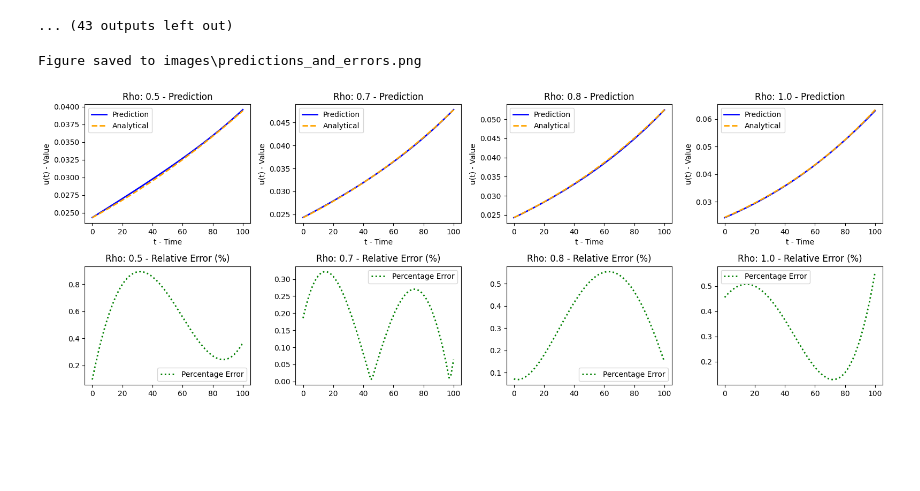
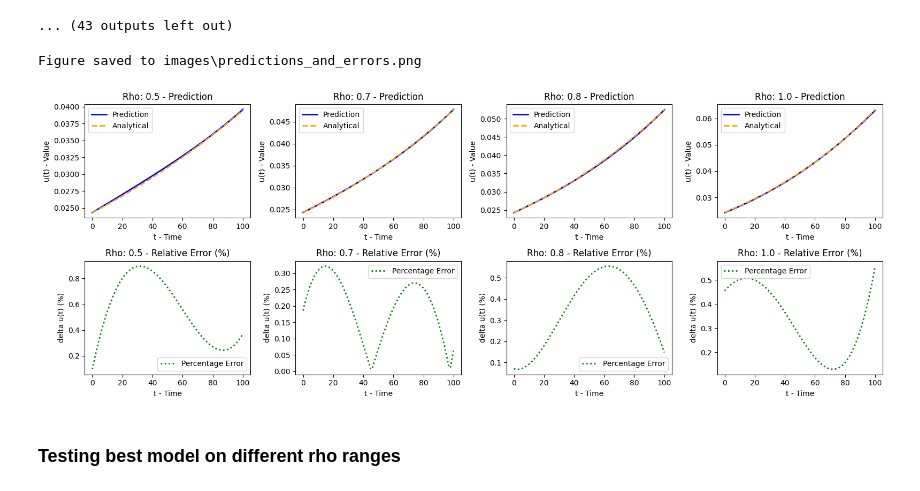
Before and after one commit to almasria/gnn_project, a Jupyter notebook: transfer_learning/1d_logistic_ode/tuning_and_generalization.ipynb, the cells around one changed output. Saved outputs shown, nothing was run; the diff lists cells and outputs as text; code cells hidden in the pictures; blank space fills up the shorter version.

Commit message:
1d logistic growth ode - pinn ff: parameter regime analysis added, interpolation error visualizations added

```diff
--- a/transfer_learning/1d_logistic_ode/tuning_and_generalization.ipynb
+++ b/transfer_learning/1d_logistic_ode/tuning_and_generalization.ipynb
@@ -143,6 +143,7 @@ def run_training(config_dict, model, optim, dataset, rho_values, device):
 
     momentum_dict = {}  # Reset for each run
     loss_track = {}
+    model.train() # set to training mode
 
     for i in tqdm(range(config_dict["total_i"])):
         total_loss_res = 0.0
@@ -331,9 +332,6 @@ weights_dir = base_dir / "weights"  # Subdirectory for stored model
 images_dir.mkdir(parents=True, exist_ok=True)
 weights_dir.mkdir(parents=True, exist_ok=True)
 # %%
-import matplotlib.pyplot as plt
-import numpy as np
-
 def plot_predictions_and_errors(rho_values, predictions, analytical_solutions, errors, num_cols=4, save_path=None):
     """
     Plot predictions and errors for multiple rho values in a grid layout.
@@ -376,6 +374,8 @@ def plot_predictions_and_errors(rho_values, predictions, analytical_solutions, e
         #ax_err.plot(abs_error, label="Absolute Error", color="red", linewidth=2)
         ax_err.plot(percentage_error, label="Percentage Error", color="green", linestyle="dotted", linewidth=2)
         ax_err.set_title(f"Rho: {rho} - Relative Error (%)")
+        ax_err.set_xlabel("t - Time")  # Horizontal axis label
+        ax_err.set_ylabel("delta u(t) (%)")  # Vertical axis label
         ax_err.legend()
 
     # Hide unused subplots if num_rho < num_cols
@@ -393,42 +393,48 @@ def plot_predictions_and_errors(rho_values, predictions, analytical_solutions, e
 
     plt.show()
 # %%
-# %%
-# Generate predictions and errors for plotting
-predictions = {}
-analytical_solutions = {}
-errors = {}
+def test_on_parameter_range(rho_values, dataset, model):
+    predictions = {}
+    analytical_solutions = {}
+    errors = {}
 
-for rho in rho_values:
-    # Get test points for the current rho
-    x_test, t_test, _ = dataset.get_test_points(rho)
-    rho_test = torch.full_like(x_test, rho).to(device)
+    for rho in rho_values:
+        # Get test points for the current rho
+        x_test, t_test, _ = dataset.get_test_points(rho)
+        rho_test = torch.full_like(x_test, rho).to(device)
 
-    # Compute analytical solution
-    u_analytical = dataset.analytical_solution(x_test, t_test, rho).cpu().detach().numpy().reshape(-1)
+        # Compute analytical solution
+        u_analytical = dataset.analytical_solution(x_test, t_test, rho).cpu().detach().numpy().reshape(-1)
 
-    # Compute best model predictions
-    with torch.no_grad():
-        pred = best_model(x_test.to(device), t_test.to(device), rho_test.to(device))[:, 0:1]
-        pred = pred.cpu().detach().numpy().reshape(-1)
+        # Compute best model predictions
+        with torch.no_grad():
+            pred = best_model(x_test.to(device), t_test.to(device), rho_test.to(device))[:, 0:1]
+            pred = pred.cpu().detach().numpy().reshape(-1)
 
-    # Compute error
-    error = np.abs(u_analytical - pred)
+        # Compute error
+        error = np.abs(u_analytical - pred)
 
-    # Store results
-    predictions[rho] = pred
-    analytical_solutions[rho] = u_analytical
-    errors[rho] = error
+        # Store results
+        predictions[rho] = pred
+        analytical_solutions[rho] = u_analytical
+        errors[rho] = error
 
-# Plot predictions and errors
-plot_predictions_and_errors(
-    rho_values=rho_values,
-    predictions=predictions,
-    analytical_solutions=analytical_solutions,
-    errors=errors,
-    num_cols=4,
-    save_path=images_dir / "predictions_and_errors.png"
-)
+    return predictions, analytical_solutions, errors
-# %% [output]
-Figure saved to images\predictions_and_errors.png
-[figure, removed]
+# %%
+best_model.eval()
+predictions, analytical_solutions, errors = test_on_parameter_range(rho_values, dataset, best_model)
+
+# Plot predictions and errors
+plot_predictions_and_errors(
+    rho_values=rho_values,
+    predictions=predictions,
+    analytical_solutions=analytical_solutions,
+    errors=errors,
+    num_cols=4,
+    save_path=images_dir / "predictions_and_errors.png"
+)
+# %% [output]
+Figure saved to images\predictions_and_errors.png
+[figure, added]
+# %% [markdown]
+### Testing best model on different rho ranges
```
Also changed, not shown: parts of 10 cells of this notebook, 3 other files.
